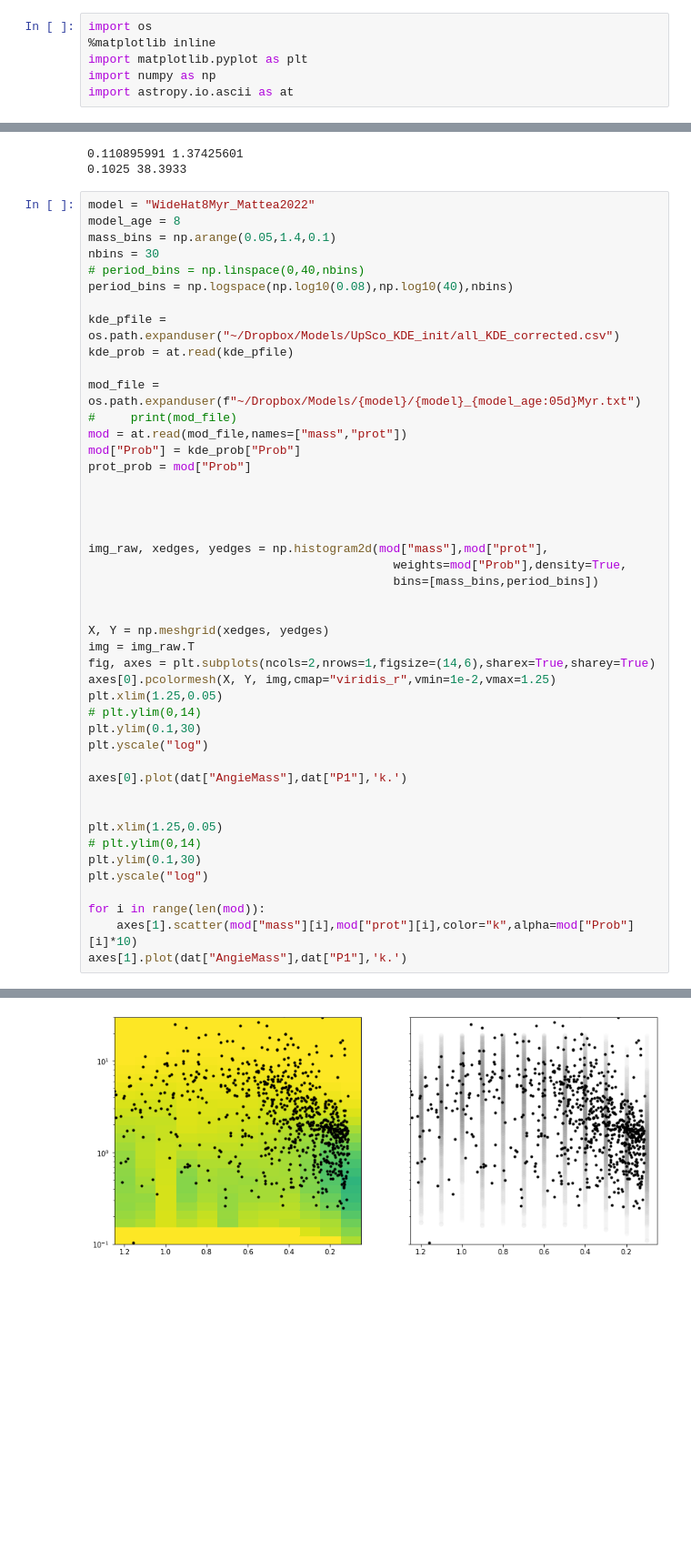
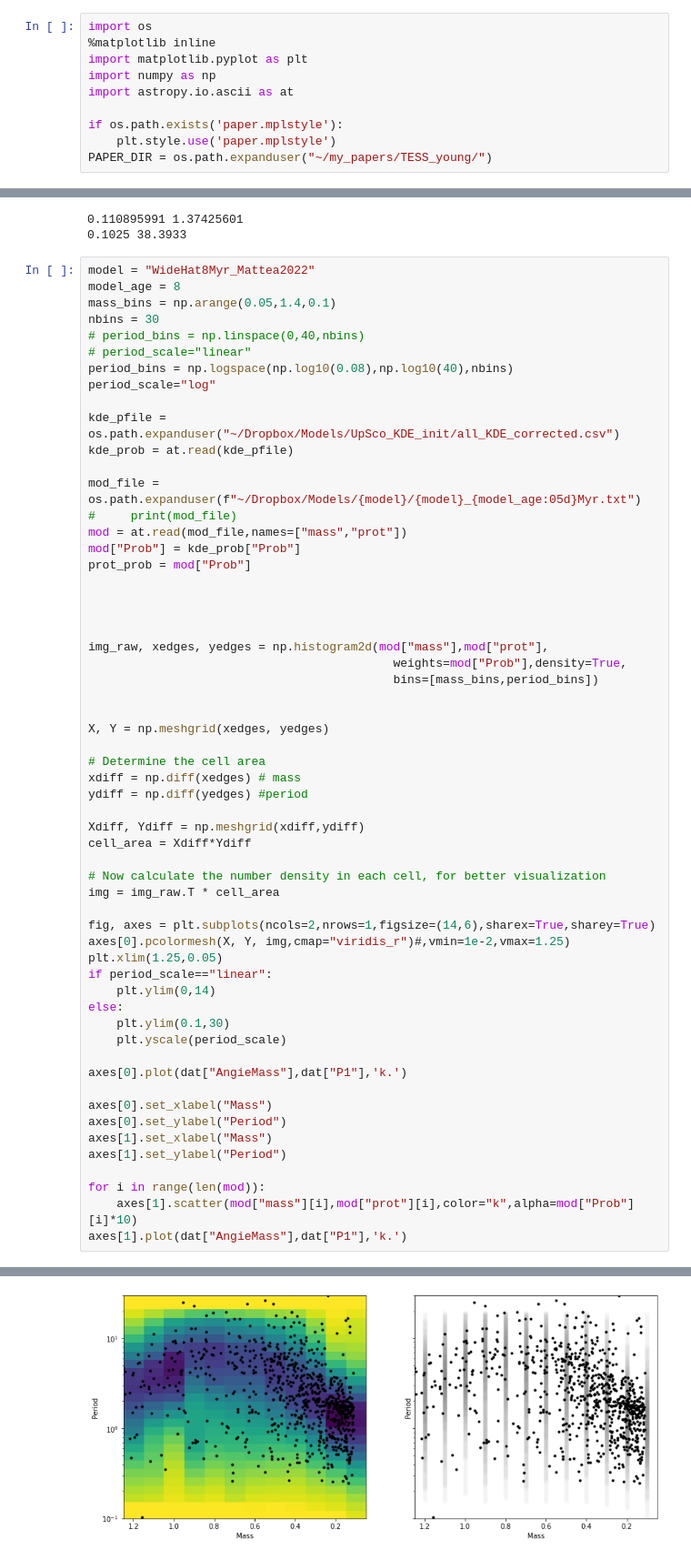
Before and after one commit to stephtdouglas/KDE-Model-Initialization, a Jupyter notebook: check_normalization.ipynb, the cells around one changed output, grey strips where cells are left out. Shown: that part at 91% size. Drawn from its saved outputs; the diff is of its cells as text; blank space fills up the shorter version.

Commit message:
Normalization fixed; plot of upper sco KDE for paper

```diff
--- a/check_normalization.ipynb
+++ b/check_normalization.ipynb
@@ -4,6 +4,10 @@ import os
 import matplotlib.pyplot as plt
 import numpy as np
 import astropy.io.ascii as at
+
+if os.path.exists('paper.mplstyle'):
+    plt.style.use('paper.mplstyle')
+PAPER_DIR = os.path.expanduser("~/my_papers/TESS_young/")
 # %%
 rng = np.random.default_rng(42)
 # %%
@@ -103,48 +192,61 @@ model_age = 8
 mass_bins = np.arange(0.05,1.4,0.1)
 nbins = 30
 # period_bins = np.linspace(0,40,nbins)
+# period_scale="linear"
 period_bins = np.logspace(np.log10(0.08),np.log10(40),nbins)
+period_scale="log"
 
 kde_pfile = os.path.expanduser("~/Dropbox/Models/UpSco_KDE_init/all_KDE_corrected.csv")
 kde_prob = at.read(kde_pfile)
 
 mod_file = os.path.expanduser(f"~/Dropbox/Models/{model}/{model}_{model_age:05d}Myr.txt")
 #     print(mod_file)
 mod = at.read(mod_file,names=["mass","prot"])
 mod["Prob"] = kde_prob["Prob"]
 prot_prob = mod["Prob"]
 
 
 
 
 img_raw, xedges, yedges = np.histogram2d(mod["mass"],mod["prot"],
                                            weights=mod["Prob"],density=True,
                                            bins=[mass_bins,period_bins])
 
 
 X, Y = np.meshgrid(xedges, yedges)
-img = img_raw.T
+
+# Determine the cell area
+xdiff = np.diff(xedges) # mass
+ydiff = np.diff(yedges) #period
+
+Xdiff, Ydiff = np.meshgrid(xdiff,ydiff)
+cell_area = Xdiff*Ydiff
+
+# Now calculate the number density in each cell, for better visualization
+img = img_raw.T * cell_area
+
 fig, axes = plt.subplots(ncols=2,nrows=1,figsize=(14,6),sharex=True,sharey=True)
-axes[0].pcolormesh(X, Y, img,cmap="viridis_r",vmin=1e-2,vmax=1.25)
+axes[0].pcolormesh(X, Y, img,cmap="viridis_r")#,vmin=1e-2,vmax=1.25)
 plt.xlim(1.25,0.05)
-# plt.ylim(0,14)
-plt.ylim(0.1,30)
-plt.yscale("log")
+if period_scale=="linear":
+    plt.ylim(0,14)
+else:
+    plt.ylim(0.1,30)
+    plt.yscale(period_scale)
 
 axes[0].plot(dat["AngieMass"],dat["P1"],'k.')
 
-
-plt.xlim(1.25,0.05)
-# plt.ylim(0,14)
-plt.ylim(0.1,30)
-plt.yscale("log")
+axes[0].set_xlabel("Mass")
+axes[0].set_ylabel("Period")
+axes[1].set_xlabel("Mass")
+axes[1].set_ylabel("Period")
 
 for i in range(len(mod)):
     axes[1].scatter(mod["mass"][i],mod["prot"][i],color="k",alpha=mod["Prob"][i]*10)
 axes[1].plot(dat["AngieMass"],dat["P1"],'k.')
 # %% [output]
 [<matplotlib.lines.Line2D at 0x...>]
-[figure, old version]
+[figure, new version]
 # %%
 
 img_rawcl, xedgescl, yedgescl = np.histogram2d(dat["AngieMass"],dat["P1"],
```
Also changed, not shown: parts of 9 cells of this notebook.
